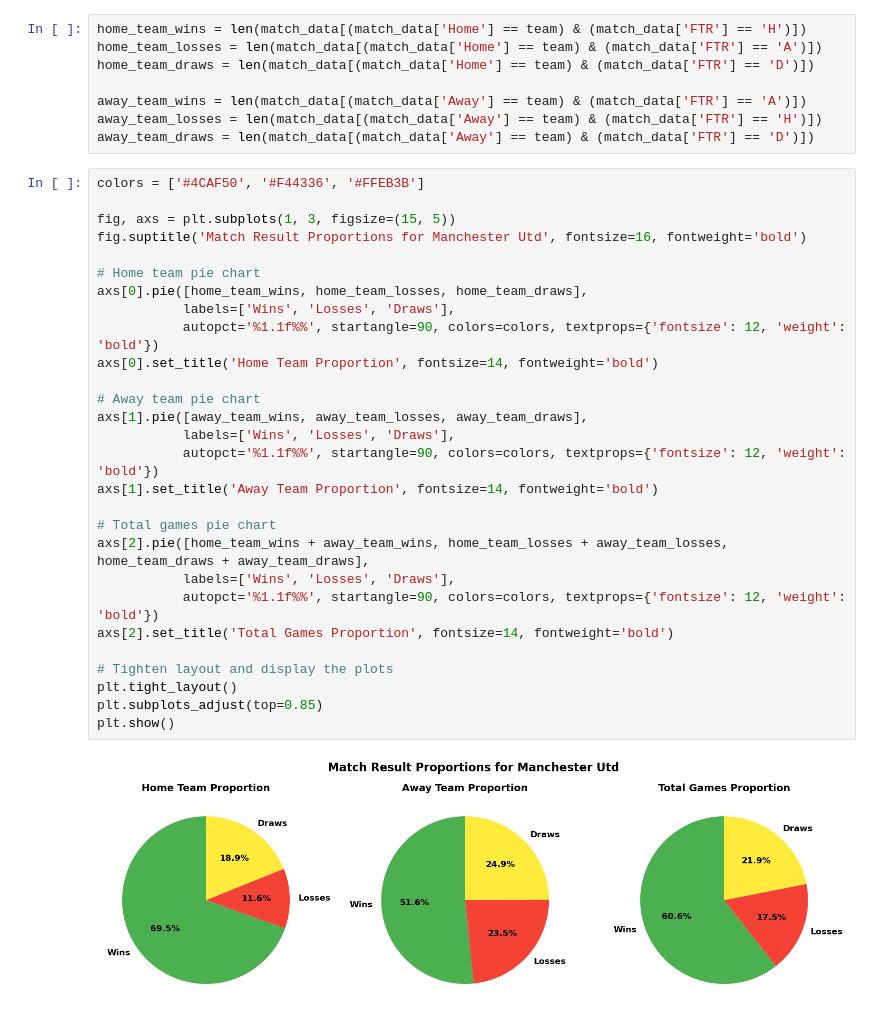
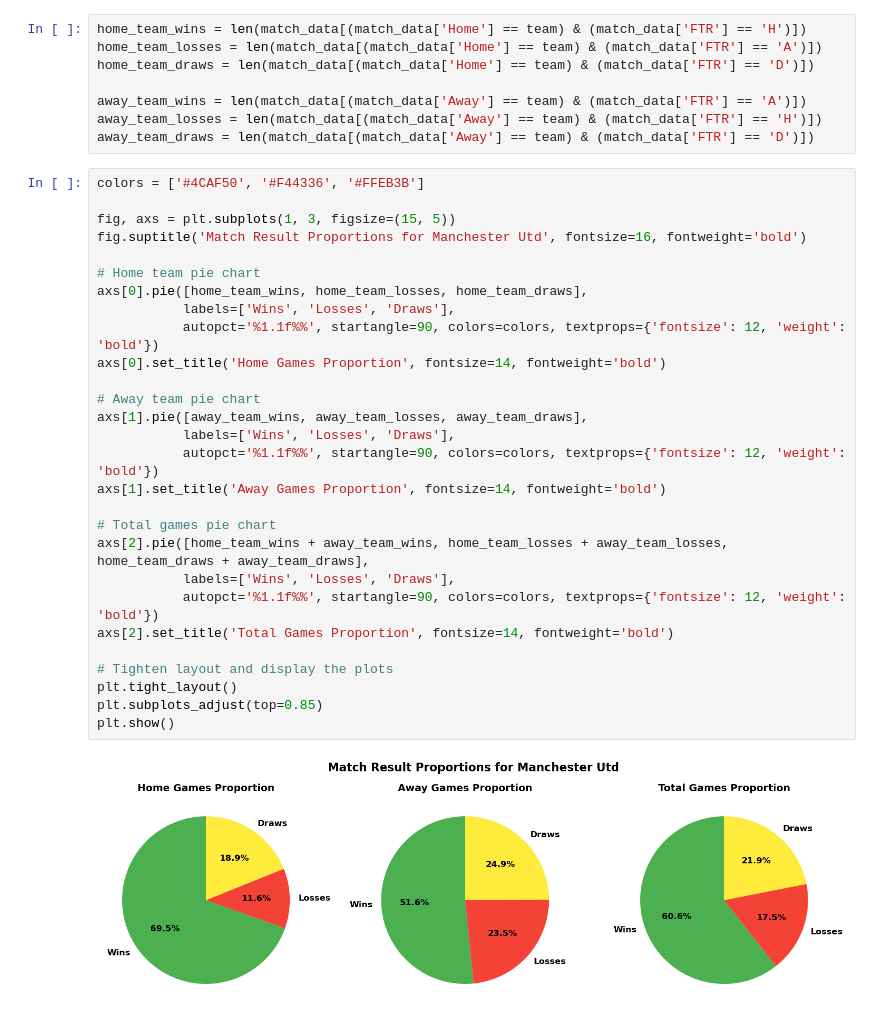
Before and after one commit to ML-Project-PremierInsights/ELO-Insights, a Jupyter notebook: helper_files/eda.ipynb, the cells around one changed output. Saved outputs shown, nothing was run; the diff lists cells and outputs as text.

```diff
--- a/helper_files/eda.ipynb
+++ b/helper_files/eda.ipynb
@@ -16,30 +16,30 @@ away_team_draws = len(match_data[(match_data['Away'] == team) & (match_data['FTR
 # %%
 colors = ['#4CAF50', '#F44336', '#FFEB3B']
 
 fig, axs = plt.subplots(1, 3, figsize=(15, 5))
 fig.suptitle('Match Result Proportions for Manchester Utd', fontsize=16, fontweight='bold')
 
 # Home team pie chart
 axs[0].pie([home_team_wins, home_team_losses, home_team_draws],
            labels=['Wins', 'Losses', 'Draws'],
            autopct='%1.1f%%', startangle=90, colors=colors, textprops={'fontsize': 12, 'weight': 'bold'})
-axs[0].set_title('Home Team Proportion', fontsize=14, fontweight='bold')
+axs[0].set_title('Home Games Proportion', fontsize=14, fontweight='bold')
 
 # Away team pie chart
 axs[1].pie([away_team_wins, away_team_losses, away_team_draws],
            labels=['Wins', 'Losses', 'Draws'],
            autopct='%1.1f%%', startangle=90, colors=colors, textprops={'fontsize': 12, 'weight': 'bold'})
-axs[1].set_title('Away Team Proportion', fontsize=14, fontweight='bold')
+axs[1].set_title('Away Games Proportion', fontsize=14, fontweight='bold')
 
 # Total games pie chart
 axs[2].pie([home_team_wins + away_team_wins, home_team_losses + away_team_losses, home_team_draws + away_team_draws],
            labels=['Wins', 'Losses', 'Draws'],
            autopct='%1.1f%%', startangle=90, colors=colors, textprops={'fontsize': 12, 'weight': 'bold'})
 axs[2].set_title('Total Games Proportion', fontsize=14, fontweight='bold')
 
 # Tighten layout and display the plots
 plt.tight_layout()
 plt.subplots_adjust(top=0.85)
 plt.show()
 # %% [output]
-[figure, old version]
+[figure, new version]
```
